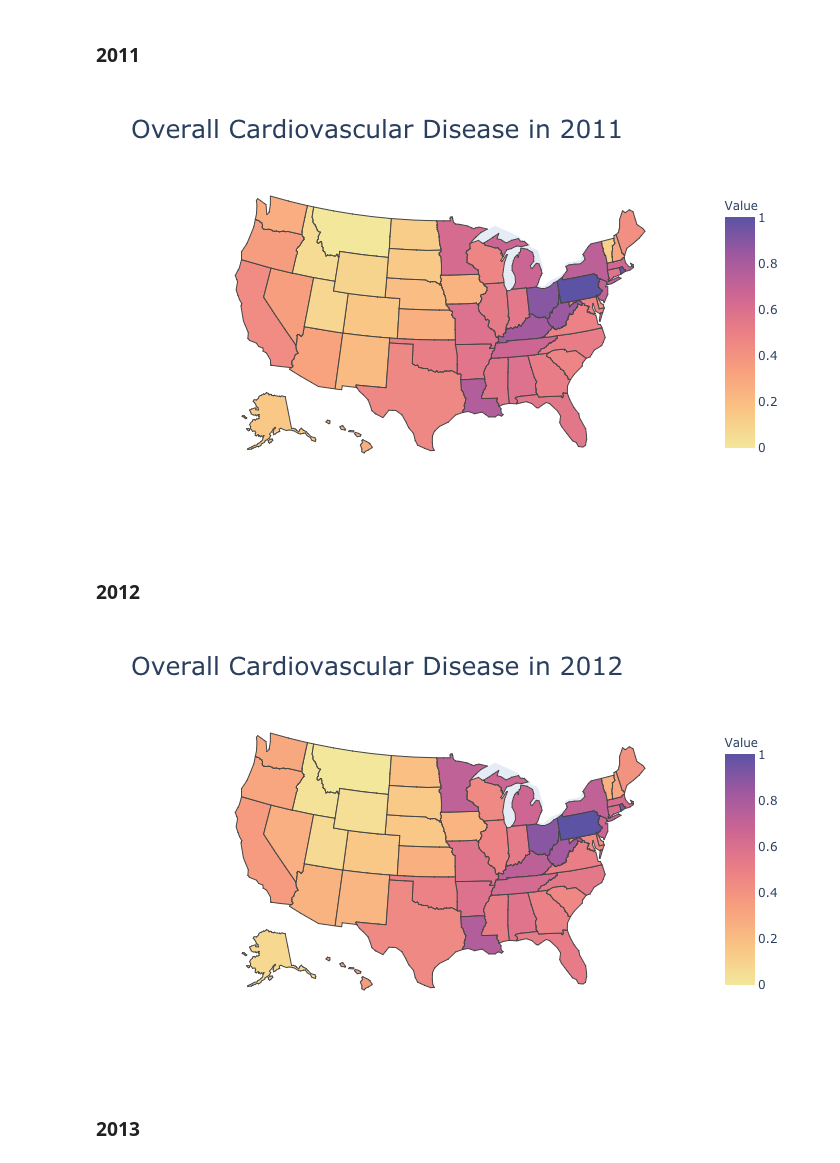
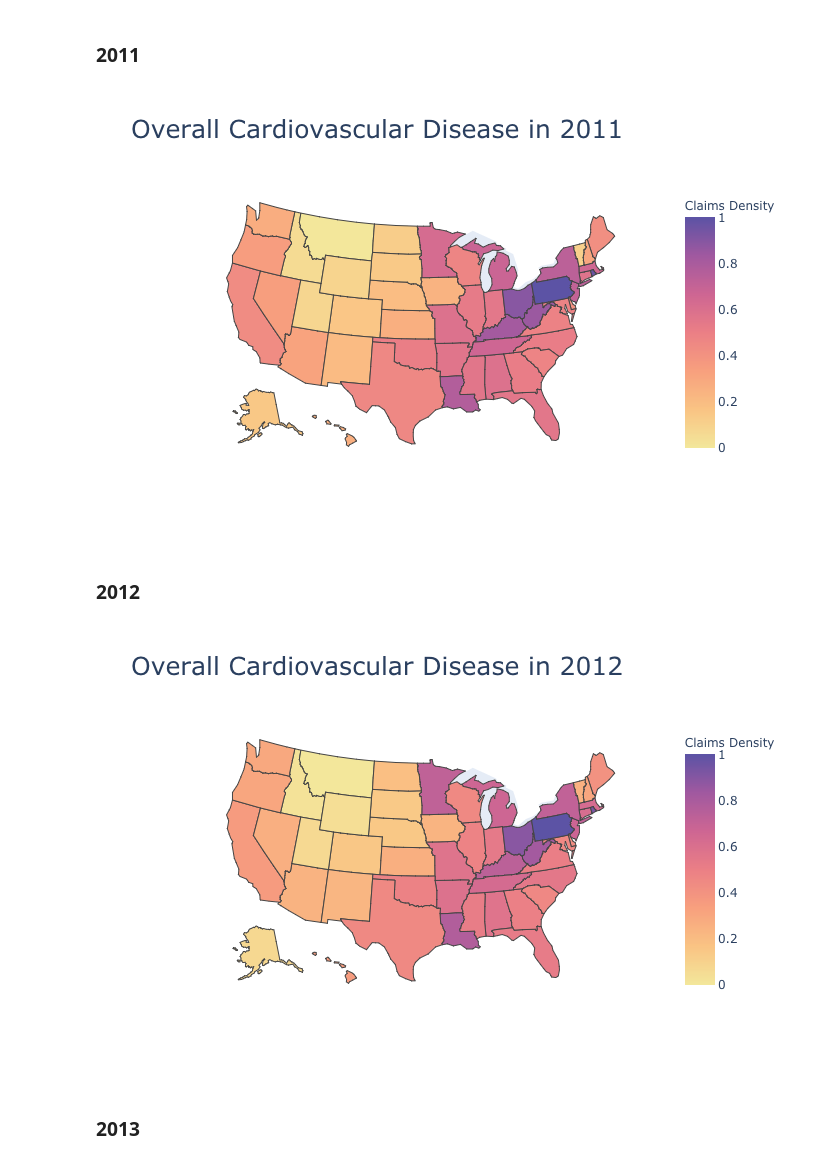
Before and after one commit to jsbernet/capstone_healthcare, a Jupyter notebook: Claims_map_cardiovascular_disease/Claims_maps_2004_2013.ipynb, the cells around one changed output. Cells and saved outputs as stored; diff of their text form; code cells hidden in the pictures.

```diff
--- a/Claims_map_cardiovascular_disease/Claims_maps_2004_2013.ipynb
+++ b/Claims_map_cardiovascular_disease/Claims_maps_2004_2013.ipynb
@@ -418,24 +418,24 @@ state_2011[['Data_Value']] = scaler.fit_transform(state_2011[['Data_Value']])
 # %%
 # Define elements for Choropleth map
 data = dict(type = 'choropleth',
             colorscale = 'sunset',
             locations = state_2011['LocationAbbr'],
             locationmode= 'USA-states',
             z=state_2011['Data_Value'],
-            colorbar = {'title': 'Value'})
+            colorbar = {'title': 'Claims Density'})
 
 # Define Layout and map
 layout = dict(title = 'Overall Cardiovascular Disease in 2011', titlefont=dict(size=25), width=1000,
     height=600, geo=dict(scope='usa', showlakes=False))
 
 map = go.Figure(data=data, layout = layout)
 
 # Plot Map
 #iplot(map,filename='plot_2011')
 map.show(renderer="png")
 map.write_image("2011_normalized.png", scale=3)
 # %% [output]
-[figure, old version]
+[figure, new version]
 # %% [markdown]
 ### 2012
 # %%
@@ -462,7 +462,7 @@ data = dict(type = 'choropleth',
             locations = state_2012['LocationAbbr'],
             locationmode= 'USA-states',
             z=state_2012['Data_Value'],
-            colorbar = {'title': 'Value'})
+            colorbar = {'title': 'Claims Density'})
 
 # Define Layout and map
 layout = dict(title = 'Overall Cardiovascular Disease in 2012', titlefont=dict(size=25), width=1000,
@@ -475,7 +475,7 @@ map = go.Figure(data=data, layout = layout)
 map.show(renderer="png")
 map.write_image("2012_normalized.png", scale=3)
 # %% [output]
-[figure, old version]
+[figure, new version]
 # %% [markdown]
 ### 2013
 # %%
```
Also changed, not shown: parts of 9 cells of this notebook.
